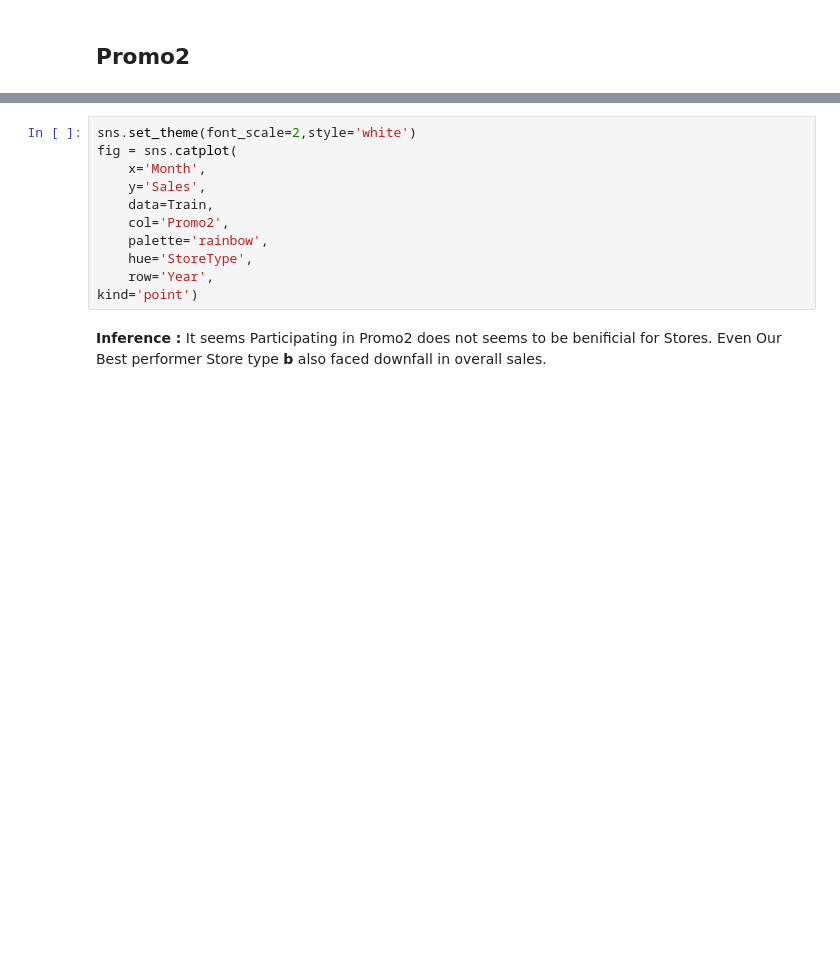
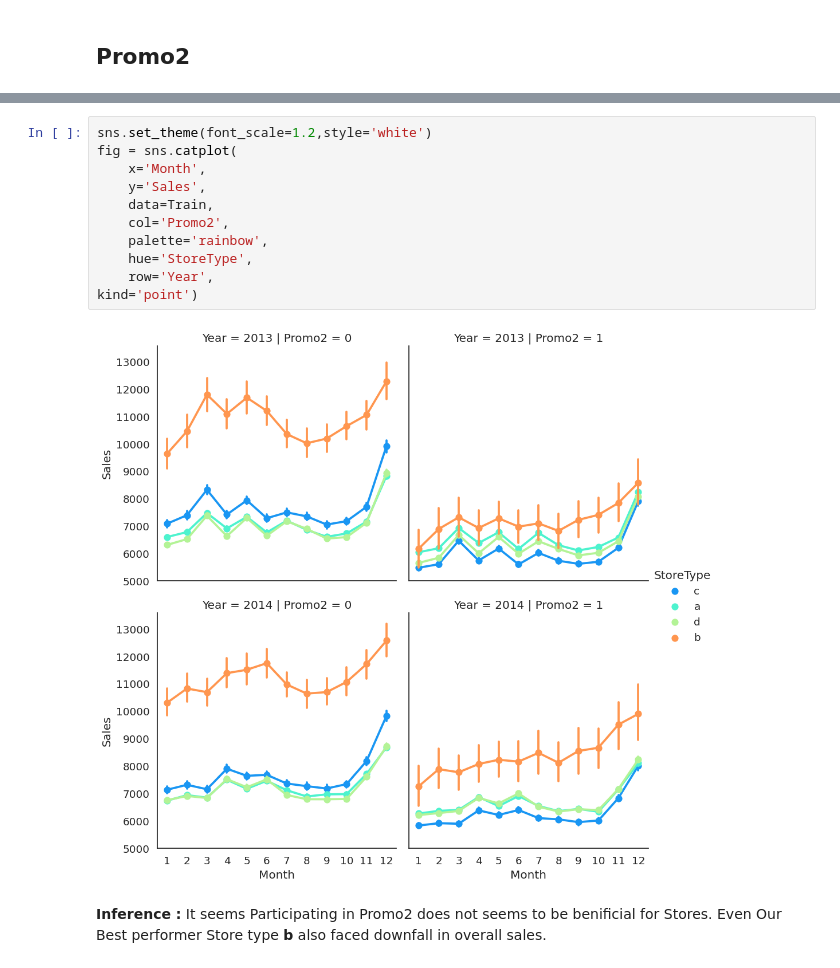
Before and after one commit to akesh-0909/Sales-Analysis-and-forecasting, a Jupyter notebook: main.ipynb, the cells around one changed output, grey strips where cells are left out. Drawn from its saved outputs; the diff is of its cells as text; blank space fills up the shorter version.

```diff
--- a/main.ipynb
+++ b/main.ipynb
@@ -366,14 +440,16 @@ Train[['Promo2','Sales','Year']].groupby(['Promo2','Year']).agg(['mean','median'
 # %%
-sns.set_theme(font_scale=2,style='white')
+sns.set_theme(font_scale=1.2,style='white')
 fig = sns.catplot(
     x='Month',
     y='Sales',
     data=Train,
     col='Promo2',
     palette='rainbow',
     hue='StoreType',
     row='Year',
 kind='point')
+# %% [output]
+[figure, added]
 # %% [markdown]
 **Inference :** It seems Participating in Promo2 does not seems to be benificial for Stores. Even Our Best performer Store type **b** also faced downfall in overall sales.
 # %% [markdown]
```
Also changed, not shown: parts of 19 cells of this notebook.
